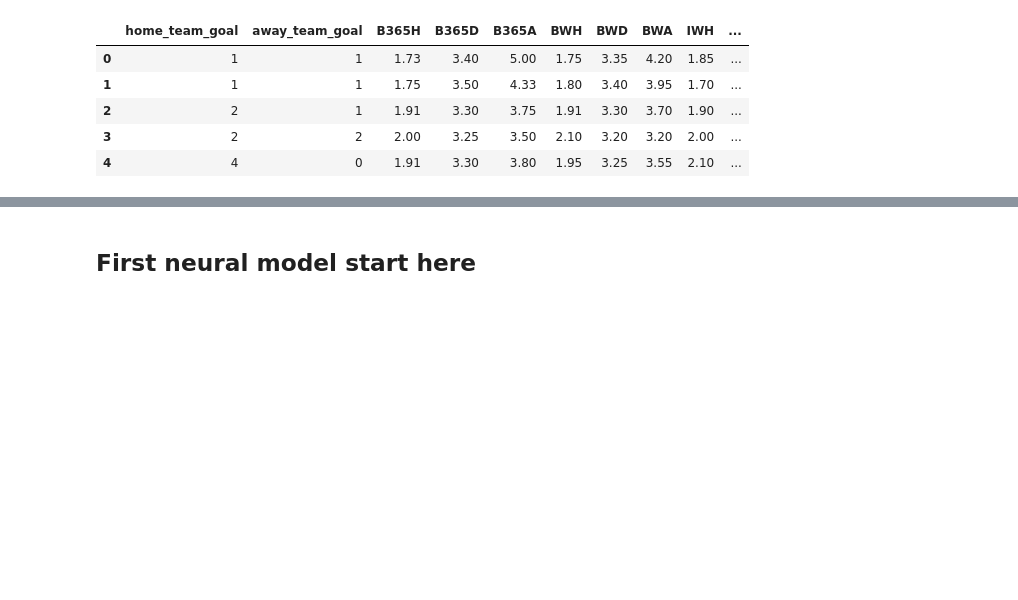
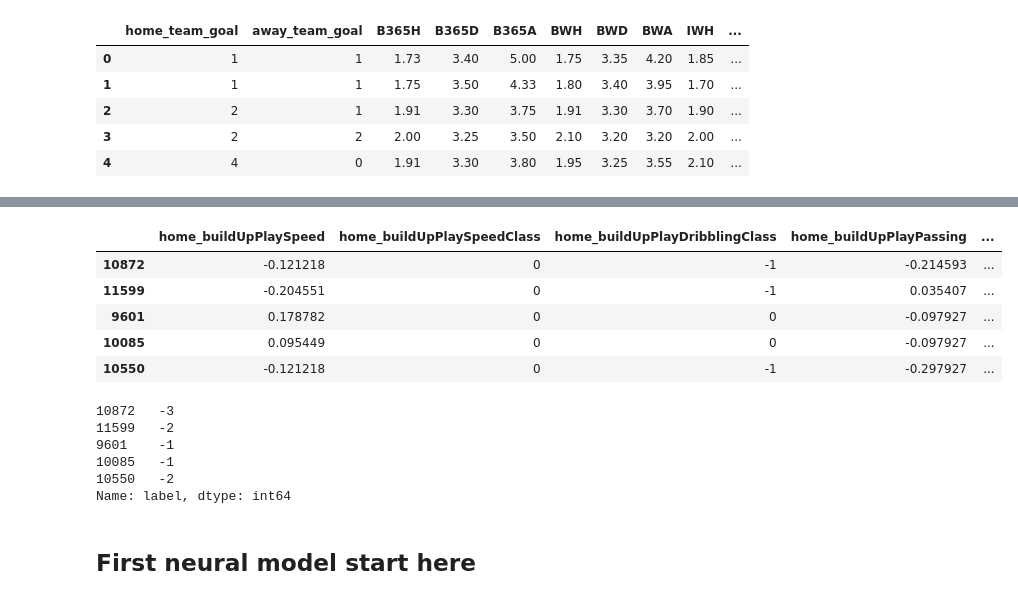
Before and after one commit to raedovj/NN19_Project_Football, a Jupyter notebook: NN_predictions.ipynb, the cells around one changed output, grey strips where cells are left out. Cells and saved outputs as stored; diff of their text form; code cells hidden in the pictures; blank space fills up the shorter version.

```diff
--- a/NN_predictions.ipynb
+++ b/NN_predictions.ipynb
@@ -32,3 +34,22 @@ df.head(5)
+# %%
+x_train, y_train, x_test, y_test = split_data(data)
+x_train.head()
+# %% [output]
+|  | home_buildUpPlaySpeed | home_buildUpPlaySpeedClass | home_buildUpPlayDribblingClass | home_buildUpPlayPassing | ... |
+| 10872 | -0.121218 | 0 | -1 | -0.214593 | ... |
+| 11599 | -0.204551 | 0 | -1 | 0.035407 | ... |
+| 9601 | 0.178782 | 0 | 0 | -0.097927 | ... |
+| 10085 | 0.095449 | 0 | 0 | -0.097927 | ... |
+| 10550 | -0.121218 | 0 | -1 | -0.297927 | ... |
+# %%
+y_train.head()
+# %% [output]
+10872   -3
+11599   -2
+9601    -1
+10085   -1
+10550   -2
+Name: label, dtype: int64
 # %% [markdown]
 ## First neural model start here
 # %%
```
Also changed, not shown: parts of 4 cells of this notebook, 3 other files.
